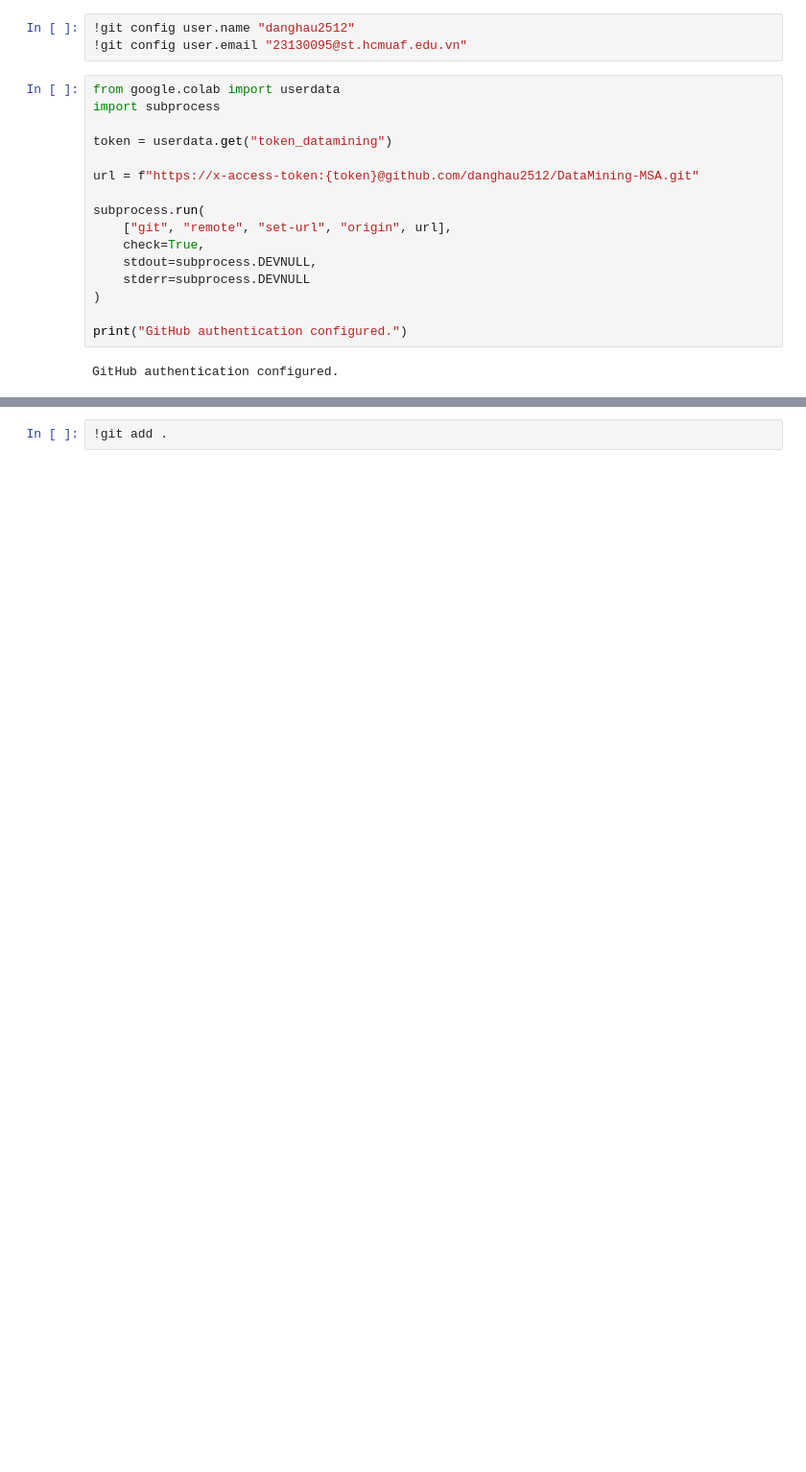
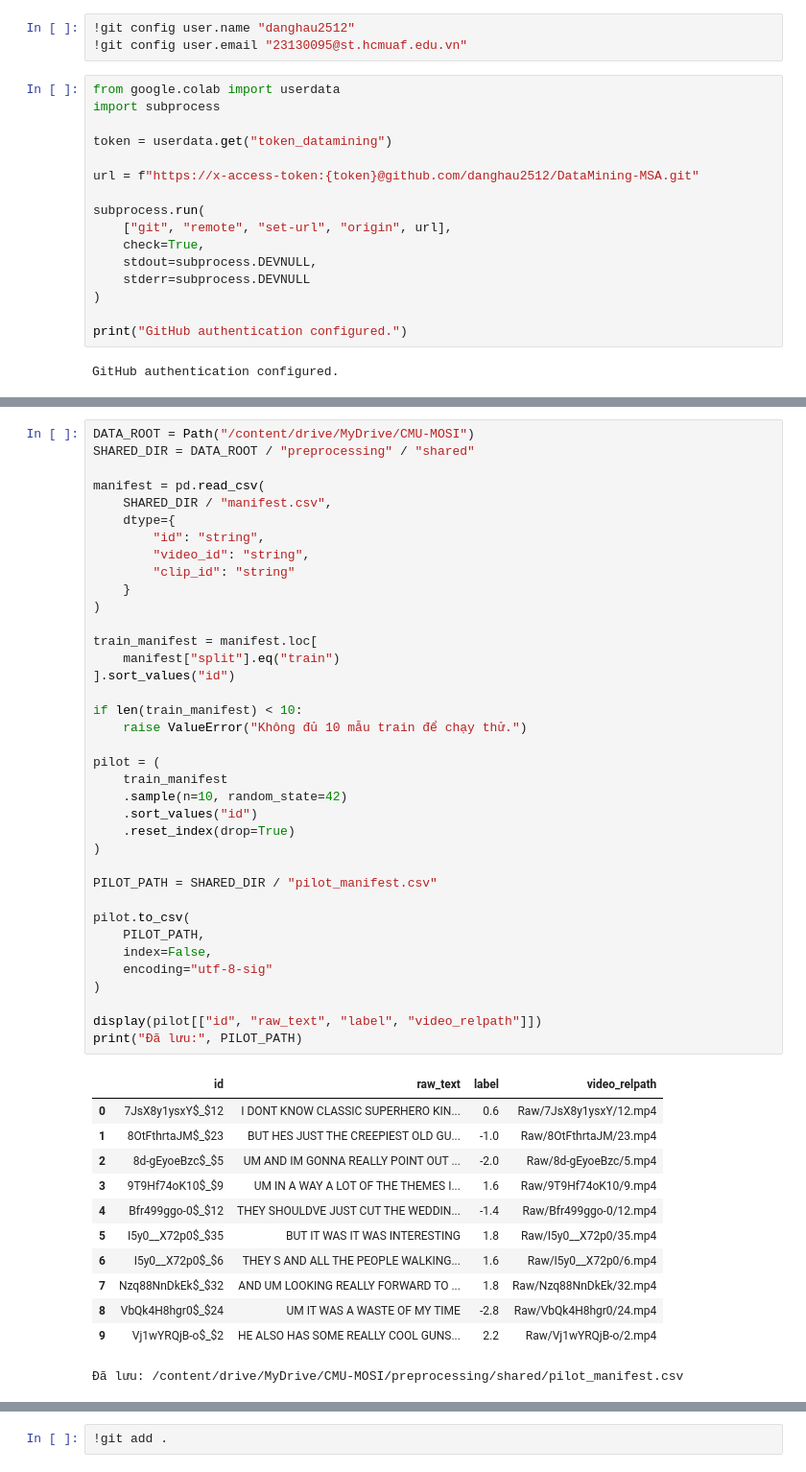
Before and after one commit to danghau2512/DataMining-MSA, a Jupyter notebook: src/notebooks/02_Preprocessing.ipynb, the cells around one changed output, grey strips where cells are left out. Shown at 96% size. Saved outputs shown, nothing was run; the diff lists cells and outputs as text; blank space fills up the shorter version.

```diff
--- a/src/notebooks/02_Preprocessing.ipynb
+++ b/src/notebooks/02_Preprocessing.ipynb
@@ -72,0 +293,50 @@ GitHub authentication configured.
+# %%
+DATA_ROOT = Path("/content/drive/MyDrive/CMU-MOSI")
+SHARED_DIR = DATA_ROOT / "preprocessing" / "shared"
+
+manifest = pd.read_csv(
+    SHARED_DIR / "manifest.csv",
+    dtype={
+        "id": "string",
+        "video_id": "string",
+        "clip_id": "string"
+    }
+)
+
+train_manifest = manifest.loc[
+    manifest["split"].eq("train")
+].sort_values("id")
+
+if len(train_manifest) < 10:
+    raise ValueError("Không đủ 10 mẫu train để chạy thử.")
+
+pilot = (
+    train_manifest
+    .sample(n=10, random_state=42)
+    .sort_values("id")
+    .reset_index(drop=True)
+)
+
+PILOT_PATH = SHARED_DIR / "pilot_manifest.csv"
+
+pilot.to_csv(
+    PILOT_PATH,
+    index=False,
+    encoding="utf-8-sig"
+)
+
+display(pilot[["id", "raw_text", "label", "video_relpath"]])
+print("Đã lưu:", PILOT_PATH)
+# %% [output]
+|  | id | raw_text | label | video_relpath |
+| 0 | 7JsX8y1ysxY$_$12 | I DONT KNOW CLASSIC SUPERHERO KIN... | 0.6 | Raw/7JsX8y1ysxY/12.mp4 |
+| 1 | 8OtFthrtaJM$_$23 | BUT HES JUST THE CREEPIEST OLD GU... | -1.0 | Raw/8OtFthrtaJM/23.mp4 |
+| 2 | 8d-gEyoeBzc$_$5 | UM AND IM GONNA REALLY POINT OUT ... | -2.0 | Raw/8d-gEyoeBzc/5.mp4 |
+| 3 | 9T9Hf74oK10$_$9 | UM IN A WAY A LOT OF THE THEMES I... | 1.6 | Raw/9T9Hf74oK10/9.mp4 |
+| 4 | Bfr499ggo-0$_$12 | THEY SHOULDVE JUST CUT THE WEDDIN... | -1.4 | Raw/Bfr499ggo-0/12.mp4 |
+| 5 | I5y0__X72p0$_$35 | BUT IT WAS IT WAS INTERESTING | 1.8 | Raw/I5y0__X72p0/35.mp4 |
+| 6 | I5y0__X72p0$_$6 | THEY S AND ALL THE PEOPLE WALKING... | 1.6 | Raw/I5y0__X72p0/6.mp4 |
+| 7 | Nzq88NnDkEk$_$32 | AND UM LOOKING REALLY FORWARD TO ... | 1.8 | Raw/Nzq88NnDkEk/32.mp4 |
+| 8 | VbQk4H8hgr0$_$24 | UM IT WAS A WASTE OF MY TIME | -2.8 | Raw/VbQk4H8hgr0/24.mp4 |
+| 9 | Vj1wYRQjB-o$_$2 | HE ALSO HAS SOME REALLY COOL GUNS... | 2.2 | Raw/Vj1wYRQjB-o/2.mp4 |
+Đã lưu: /content/drive/MyDrive/CMU-MOSI/preprocessing/shared/pilot_manifest.csv
```
Also changed, not shown: parts of 16 cells of this notebook.
